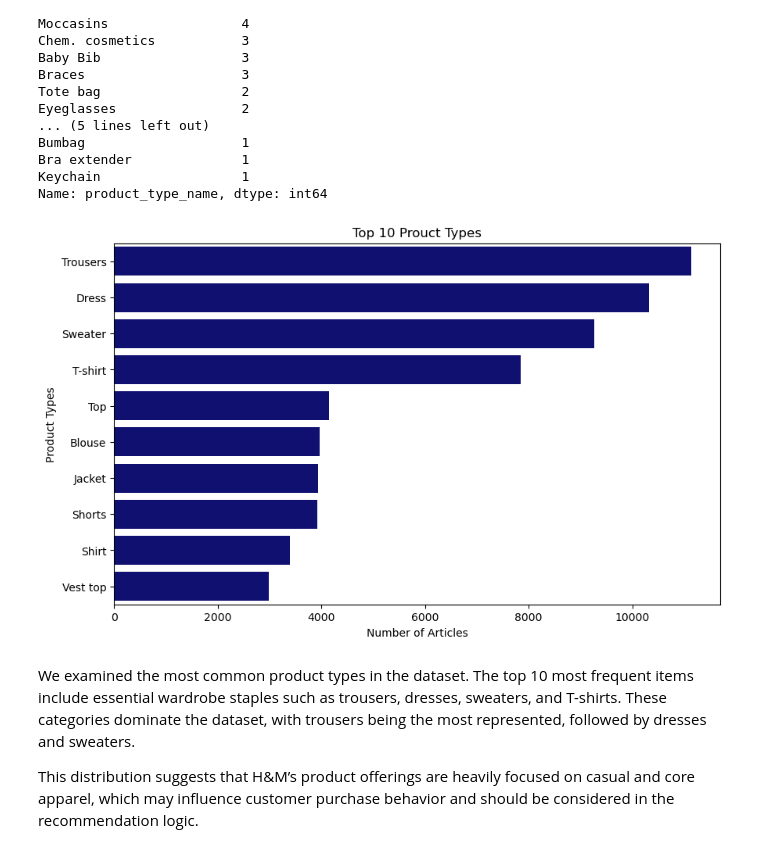
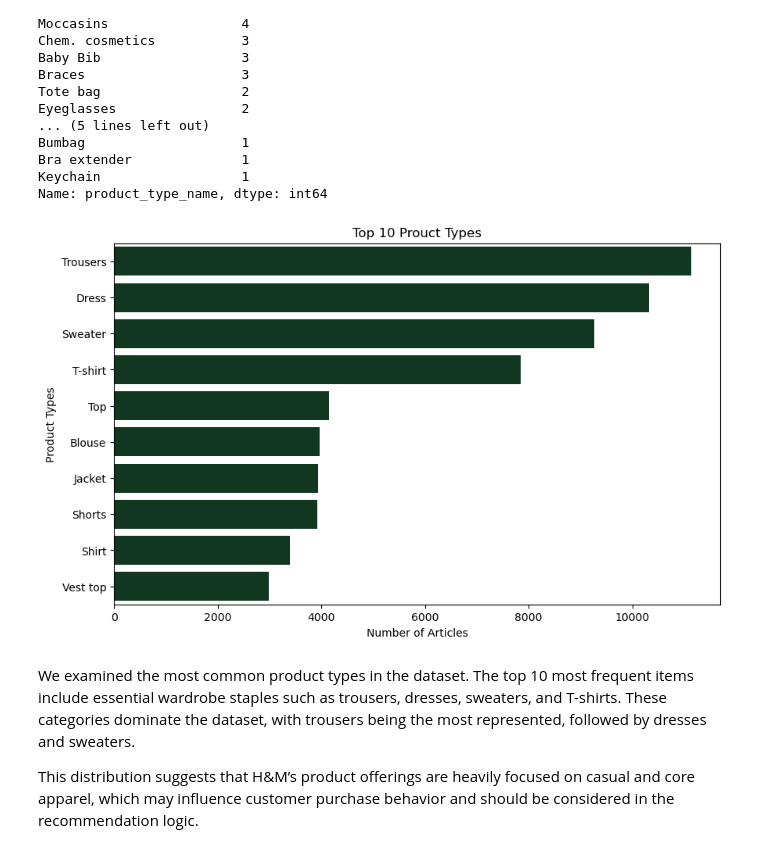
Before and after one commit to parisrahmani/HM-NLP-Recommender, a Jupyter notebook: notebooks/01-EDA-HM.ipynb, the cells around one changed output. Cells and saved outputs as stored; diff of their text form; code cells hidden in the pictures.

```diff
--- a/notebooks/01-EDA-HM.ipynb
+++ b/notebooks/01-EDA-HM.ipynb
@@ -624,17 +604,17 @@ Name: product_type_name, dtype: int64
 # %%
 top_10_products = articles_df['product_type_name'].value_counts().head(10)
 
 
 plt.figure(figsize=(10,6))
-sns.barplot(x=top_10_products.values, y=top_10_products.index,color='navy')
+sns.barplot(x=top_10_products.values, y=top_10_products.index,color='#0b3d20')
 
 # plt.xticks(rotation=90)
 plt.xlabel("Number of Articles")
 plt.ylabel("Product Types")
 plt.title("Top 10 Prouct Types")
 plt.show()
 # %% [output]
-[figure, old version]
+[figure, new version]
 # %% [markdown]
 We examined the most common product types in the dataset. The top 10 most frequent items include essential wardrobe staples such as trousers, dresses, sweaters, and T-shirts. These categories dominate the dataset, with trousers being the most represented, followed by dresses and sweaters.
 
```
Also changed, not shown: parts of 53 cells of this notebook.
